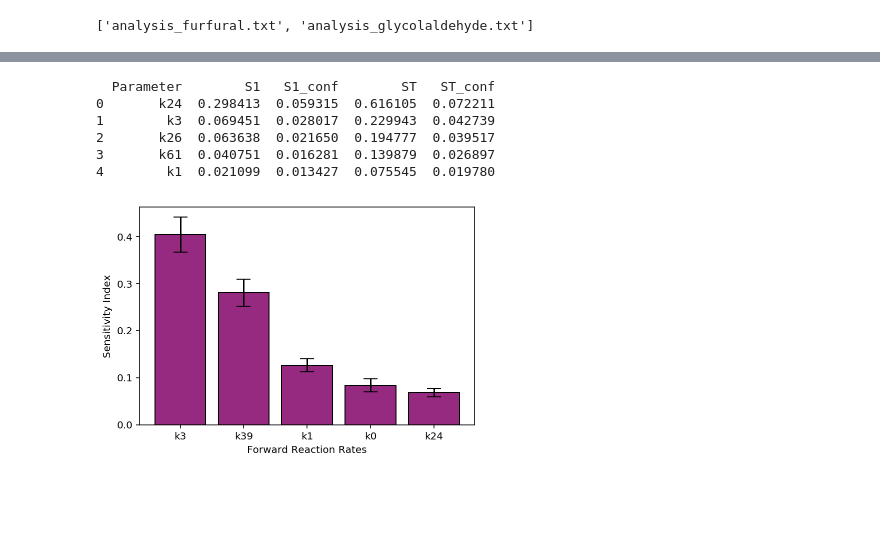
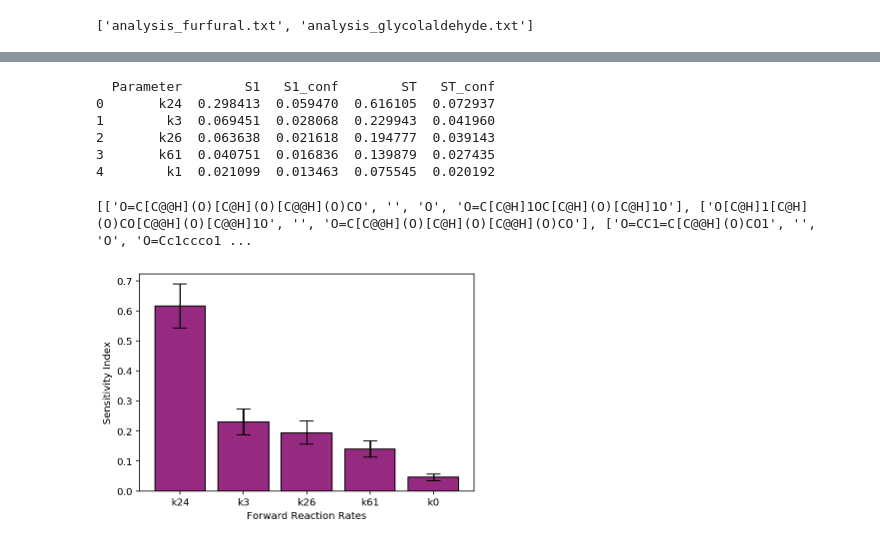
Before and after one commit to cmashraf/kinexns, a Jupyter notebook: examples/SA_analysis.ipynb, the cells around one changed output, grey strips where cells are left out. Saved outputs shown, nothing was run; the diff lists cells and outputs as text; code cells hidden in the pictures; blank space fills up the shorter version.

```diff
--- a/examples/SA_analysis.ipynb
+++ b/examples/SA_analysis.ipynb
@@ -840,3 +848,6 @@ def parse_SA_analysis(path):
                 dict_dfs[name] = [pd.read_csv(path + filename, sep=' '),
                                   False]
     return dict_dfs
+
+sens_dfs = parse_SA_analysis(setpath)
+sens_dfs
@@ -843,5 +872,5 @@ def parse_SA_analysis(path):
 # %%
-def get_top_ones(path, species, number = 5):
+def get_top_ones(path, species, coeff='total', number = 5):
 
     sens_dfs = parse_SA_analysis(path)
 
@@ -853,12 +882,13 @@ def get_top_ones(path, species, number = 5):
        ('ST_conf' not in df) or ('S1_conf' not in df)):
         raise Exception('Dataframe not formatted correctly')
 
-    # Remove rows which have values less than cutoff values
-#    df = df[df['ST'] > 0.01]
-#    df = df.dropna()
-#    print(df)
-#    # Only keep top values indicated by variable top
-    df = df.nlargest(top, 'ST')
+    if coeff == 'total':
+        df['placeholder'] = abs(df.ST)
+    else:
+        df['placeholder'] = abs(df.S1)
+
+    df = df.nlargest(top, 'placeholder')
+    df = df.drop('placeholder', axis = 1)
     df = df.reset_index(drop=True)
     return df
 
@@ -866,11 +896,11 @@ df_top = get_top_ones(setpath, 'furfural')
 print(df_top)
 # %% [output]
   Parameter        S1   S1_conf        ST   ST_conf
-0       k24  0.298413  0.059315  0.616105  0.072211
-1        k3  0.069451  0.028017  0.229943  0.042739
-2       k26  0.063638  0.021650  0.194777  0.039517
-3       k61  0.040751  0.016281  0.139879  0.026897
-4        k1  0.021099  0.013427  0.075545  0.019780
+0       k24  0.298413  0.059470  0.616105  0.072937
+1        k3  0.069451  0.028068  0.229943  0.041960
+2       k26  0.063638  0.021618  0.194777  0.039143
+3       k61  0.040751  0.016836  0.139879  0.027435
+4        k1  0.021099  0.013463  0.075545  0.020192
 # %%
 def defaultDrawOptions():
     '''This function returns an RDKit drawing options object with
@@ -883,14 +913,14 @@ def defaultDrawOptions():
     opts.wedgeBonds = True
     return opts
 
-def MolToImage(mol, max_size=(1000, 1000), kekulize=True, options=None,
+def moltoimage(mol, max_size=(500, 500), kekulize=True, options=None,
                canvas=None, **kwargs):
     '''Wrapper for RDKit's MolToImage. If mol == None, an arrow is drawn'''
 
     if not options:
         options = defaultDrawOptions()
     if mol == '->':
-        subImgSize = (160, 160)
+        subImgSize = (16, 16)
         img, canvas = Draw._createCanvas(subImgSize)
         p0 = (10, subImgSize[1]//2)
         p1 = (subImgSize[0]-10, subImgSize[1]//2)
@@ -1009,12 +1039,13 @@ def ReactionToImage(rxn, dummyAtoms=False, kekulize=True, options=None, **kwargs
             mols.append(None)
         else:
             mol = Chem.MolFromSmiles(item)
+            Draw.MolToImage(mol, kekulize=True)
             mols.append(mol)
 
 
 #    Generate images for all molecules/arrow
-    imgs = [TrimImgByWhite(MolToImage(
-        mol, kekulize=kekulize, options=options), padding=5) for mol in mols]
+    imgs = [TrimImgByWhite(moltoimage(
+        mol, kekulize=kekulize, options=options), padding=1) for mol in mols]
 
     # Combine
     return StitchPILsHorizontally(imgs)
@@ -1056,39 +1087,40 @@ def plot_sensitivity_results(df, species):
     plt.xlabel('Forward Reaction Rates')
 
 
-def draw_top_reactions(path, species, completelist, number =5, save_image='yes'):
+def draw_top_reactions(path, species, completelist, number=5, save_image='yes'):
 
     df_top = get_top_ones(path, species, number)
     parameters = df_top.Parameter.values
     reaction_numbers = [int(parameters[i][1:]) for i in range(number)]
 
     if save_image:
         save_top_reactions(path, reaction_numbers, species, completelist)
 
     plot_sensitivity_results(df_top, species)
 
 #        print(reaction)
 #    return rxn_strings
 
 
 
 def save_top_reactions(image_path, reactions, species, completelist):
 
 
     rxn_strings = []
 
     for number in reactions:
         reaction = completelist[number]
         rxn_strings.append(build_reaction(reaction))
-
+    print(rxn_strings)
 #    rxns = [ChemReac.ReactionFromSmarts(rxn_str) for rxn_str in rxn_strings]
 
 #    ind_image = ReactionToImage(rxns[1])
     ind_image = [ReactionToImage(rxn) for rxn in rxn_strings]
     rxn_image = StitchPILsVertically(ind_image)
     rxn_image.save(image_path +'sensitive_reactions_{}.png' .format(species))
 
 
-draw_top_reactions(setpath, 'glycolaldehyde', reac_prod_list)
+draw_top_reactions(setpath, 'furfural', reac_prod_list)
 # %% [output]
+[['O=C[C@@H](O)[C@H](O)[C@@H](O)CO', '', 'O', 'O=C[C@H]1OC[C@H](O)[C@H]1O'], ['O[C@H]1[C@H](O)CO[C@@H](O)[C@@H]1O', '', 'O=C[C@@H](O)[C@H](O)[C@@H](O)CO'], ['O=CC1=C[C@@H](O)CO1', '', 'O', 'O=Cc1ccco1 ...
-[figure, old version]
+[figure, new version]
```
Also changed, not shown: parts of 5 cells of this notebook, 3 other files.
